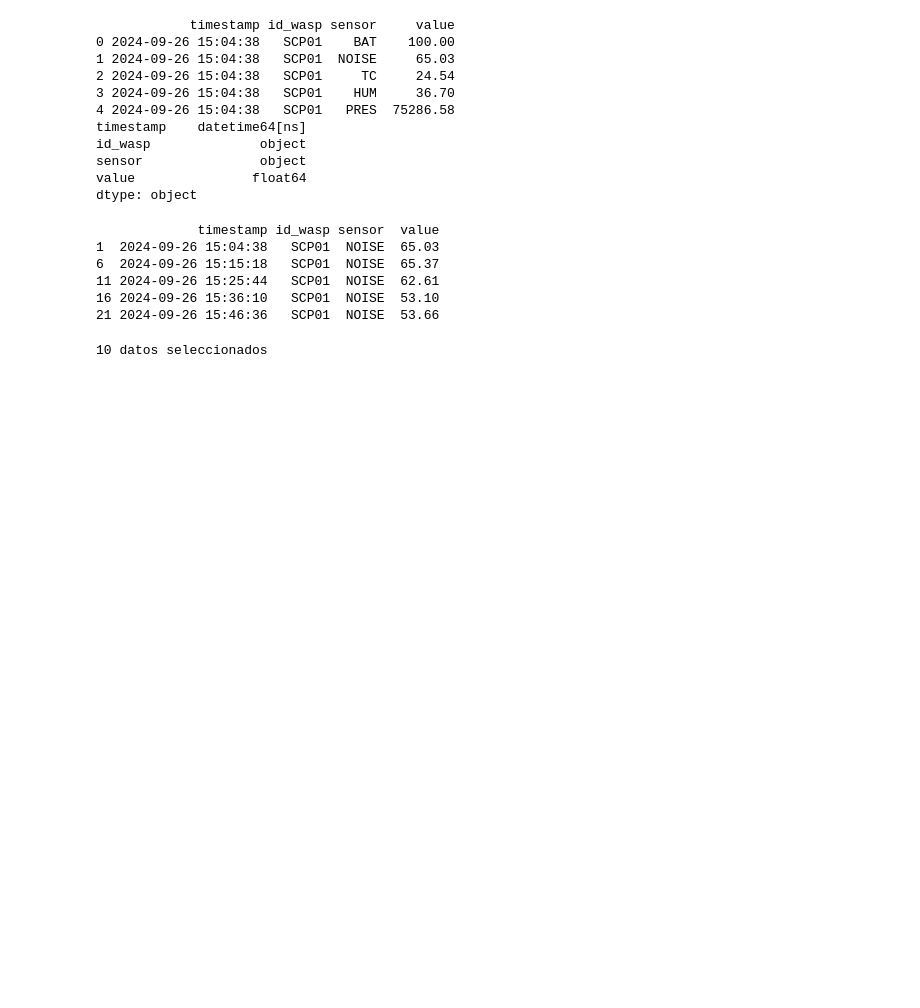
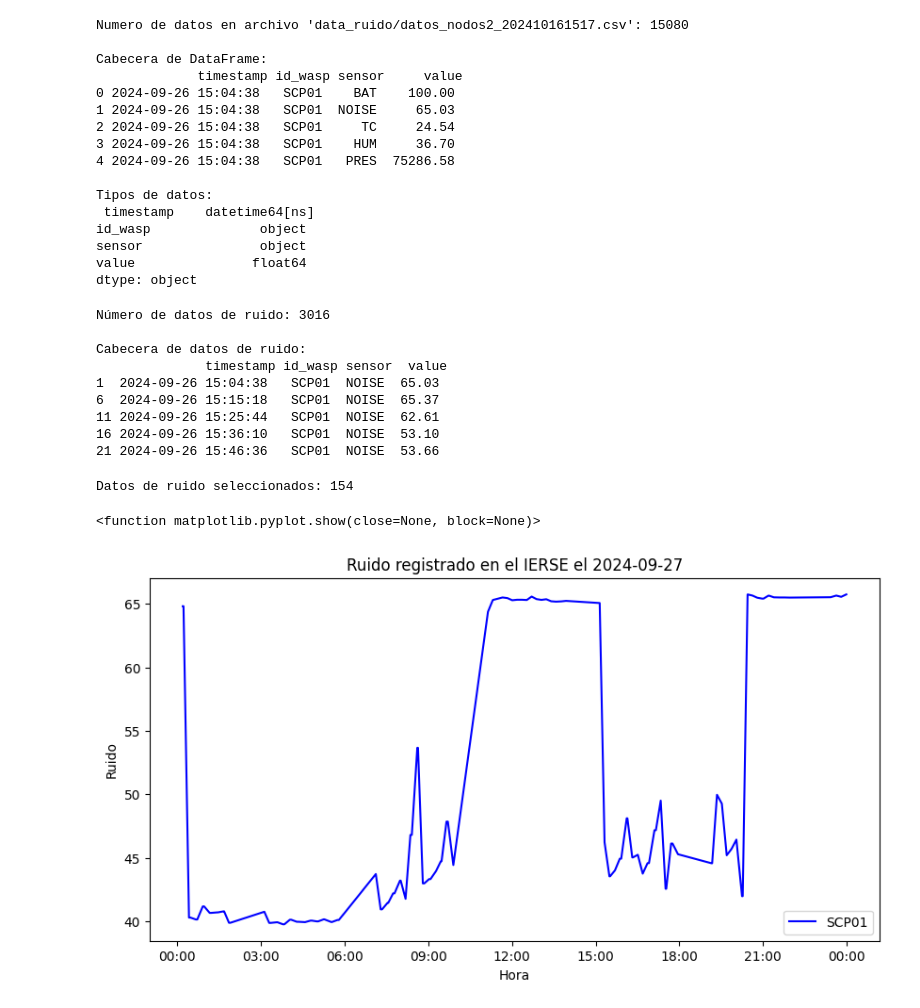
Before and after one commit to darespinoza/ruido_generador_ierse, a Jupyter notebook: ruido_generadores_oct.ipynb, the cells around one changed output. Saved outputs shown, nothing was run; the diff lists cells and outputs as text; code cells hidden in the pictures; blank space fills up the shorter version.

Commit message:
[ADD] Line chart for specified date

```diff
--- a/ruido_generadores_oct.ipynb
+++ b/ruido_generadores_oct.ipynb
@@ -4,20 +6,27 @@ import matplotlib.pyplot as plt
 # %%
-# Load data
-df = pd.read_csv('data_ruido/datos_nodos2_202410161517.csv', sep='|')
+# Cargar data de archivo CSV
+csv_file = 'data_ruido/datos_nodos2_202410161517.csv'
+df = pd.read_csv(csv_file, sep='|')
 df['timestamp'] = pd.to_datetime(df['timestamp'])
 
-# Select interest columns
+# Seleccionar columnas de interes
 df_noise = df[['timestamp','id_wasp', 'sensor', 'value']]
-print(df_noise.head())
-print(df_noise.dtypes)
+print(f"Numero de datos en archivo '{csv_file}': {len(df_noise)}")
+print(f"\nCabecera de DataFrame:\n {df_noise.head()}")
+print(f"\nTipos de datos:\n {df_noise.dtypes}")
 # %% [output]
-            timestamp id_wasp sensor     value
+Numero de datos en archivo 'data_ruido/datos_nodos2_202410161517.csv': 15080
+
+Cabecera de DataFrame:
+             timestamp id_wasp sensor     value
 0 2024-09-26 15:04:38   SCP01    BAT    100.00
 1 2024-09-26 15:04:38   SCP01  NOISE     65.03
 2 2024-09-26 15:04:38   SCP01     TC     24.54
 3 2024-09-26 15:04:38   SCP01    HUM     36.70
 4 2024-09-26 15:04:38   SCP01   PRES  75286.58
-timestamp    datetime64[ns]
+
+Tipos de datos:
+ timestamp    datetime64[ns]
 id_wasp              object
 sensor               object
 value               float64
@@ -25,18 +34,43 @@ dtype: object
 # %%
 # Select noise data
 df_noise = df_noise[df_noise['sensor'] == 'NOISE']
-print(df_noise.head())
+print(f"Número de datos de ruido: {len(df_noise)}")
+print(f"\nCabecera de datos de ruido:\n {df_noise.head()}")
 # %% [output]
-             timestamp id_wasp sensor  value
+Número de datos de ruido: 3016
+
+Cabecera de datos de ruido:
+              timestamp id_wasp sensor  value
 1  2024-09-26 15:04:38   SCP01  NOISE  65.03
 6  2024-09-26 15:15:18   SCP01  NOISE  65.37
 11 2024-09-26 15:25:44   SCP01  NOISE  62.61
 16 2024-09-26 15:36:10   SCP01  NOISE  53.10
 21 2024-09-26 15:46:36   SCP01  NOISE  53.66
 # %%
-# Mostrar la data del día 2024-09-26
-desired_date = '2024-09-27'
-df_noise_date = df_noise[df_noise['timestamp'] == desired_date]
-print(f'{len(desired_date)} datos seleccionados')
+# Mostrar la data del día
+ddate_text = '2024-09-27'
+desired_date = pd.to_datetime(ddate_text).date()
+df_noise_date = df_noise[df_noise['timestamp'].dt.date == desired_date]
+print(f'Datos de ruido seleccionados: {len(df_noise_date)}')
 # %% [output]
-10 datos seleccionados
+Datos de ruido seleccionados: 154
+# %%
+# Graficar datos seleccoionados
+plt.figure(figsize=(10, 5))
+plt.plot(df_noise_date['timestamp'], df_noise_date['value'], label=df_noise_date.iloc[0]['id_wasp'], color='blue')
+
+# Configura el formato del eje X para mostrar solo la hora
+plt.gca().xaxis.set_major_formatter(mdates.DateFormatter('%H:%M'))
+
+# Agregar labels
+plt.title(f'Ruido registrado en el IERSE el {ddate_text}')
+plt.xlabel('Hora')
+plt.ylabel('Ruido')
+plt.legend()
+# plt.grid(True)
+
+# Mostrar el grafico
+plt.show
+# %% [output]
+<function matplotlib.pyplot.show(close=None, block=None)>
+[figure, added]
```
Also changed, not shown: parts of 1 cell of this notebook, 1 other file.
